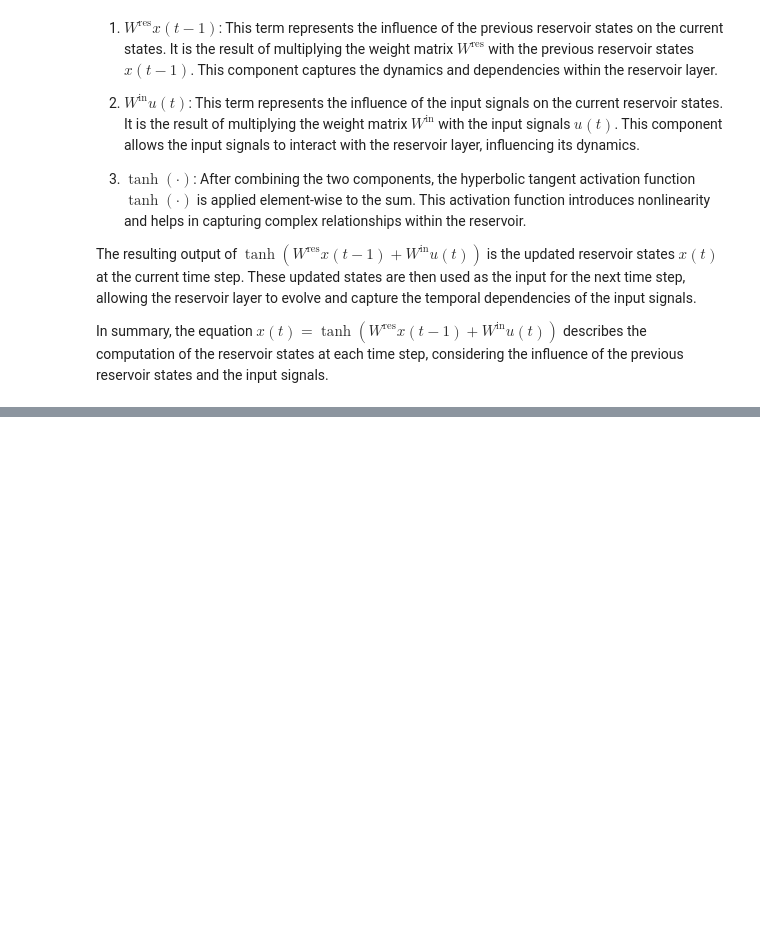
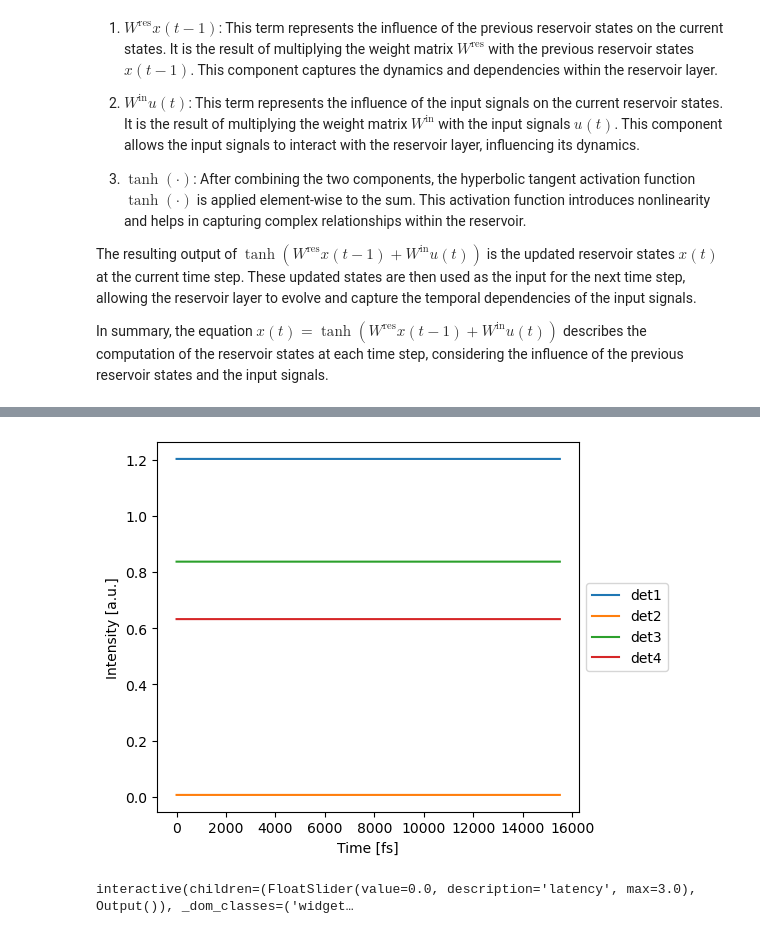
Before and after one commit to halilcuma/reservoir_computing_XOR, a Jupyter notebook: Optical_Reservoir.ipynb, the cells around one changed output, grey strips where cells are left out. Cells and saved outputs as stored; diff of their text form; code cells hidden in the pictures; blank space fills up the shorter version.

```diff
--- a/Optical_Reservoir.ipynb
+++ b/Optical_Reservoir.ipynb
@@ -217,0 +297,17 @@ array([[-0.9685831 ],
+# %%
+total_time = 15.5e-12 # total time to simulate
+dt = 1e-14 # timestep of the simulation
+time = torch.arange(0, total_time, dt) # time array
+
+# Set the environment for time-domain simulation
+with pt.Environment(t=time):
+    # Create the reservoir network
+    nw = AllPassNetwork()
+
+    # Run the simulation with a constant source of 1
+    detected = nw(source=1)
+
+    # Plot the output power over time
+    nw.plot(detected)
+# %% [output]
+[figure, added]
@@ -217,0 +367,16 @@ array([[-0.9685831 ],
+# %%
+nw = AllPassNetwork()
+with pt.Environment(t=t):
+    detected = nw(source=vastream.rename("t", "b"))[:,0,0,:] # lower dimensional sources should have named dimensions
+
+mse = pt.MSELoss(latency=0.0, warmup=0.0, bitrate=Rb, samplerate=Rs)
+@interact(latency=(0,3,0.1))
+def _(latency=0.0):
+    mse.plot(vastream, label="input")
+    mse.plot(vatarget, label="target")
+    mse.plot(detected, latency=latency, label="detected")
+    plt.legend()
+    plt.xlim(0,1)
+    plt.show()
+# %% [output]
+interactive(children=(FloatSlider(value=0.0, description='latency', max=3.0), Output()), _dom_classes=('widget…
```
Also changed, not shown: parts of 17 cells of this notebook.
